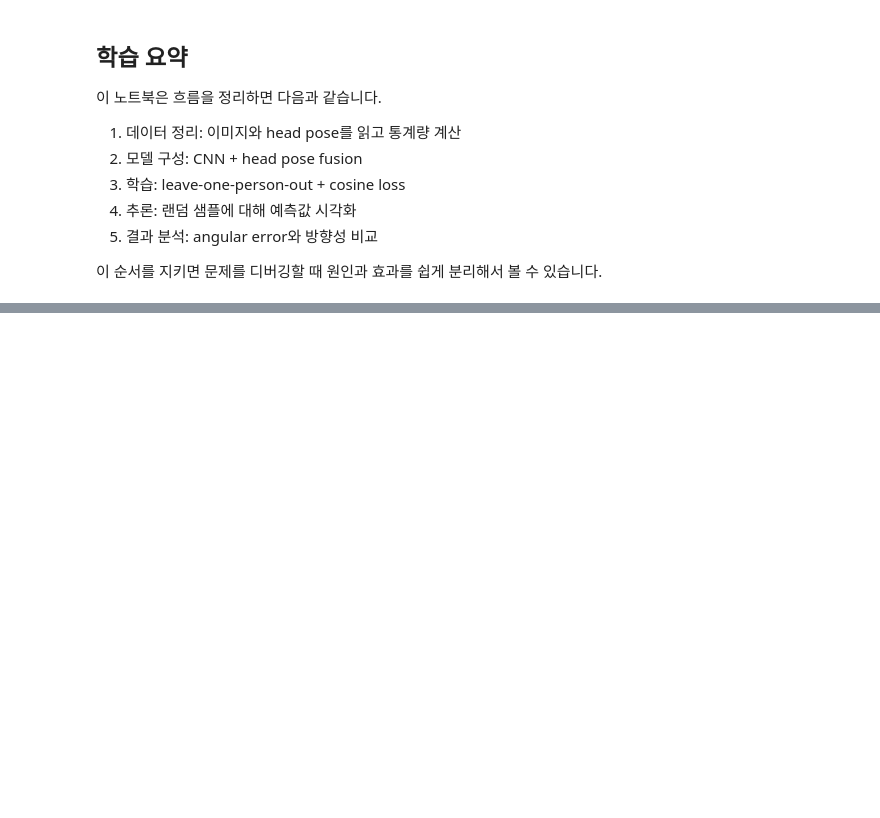
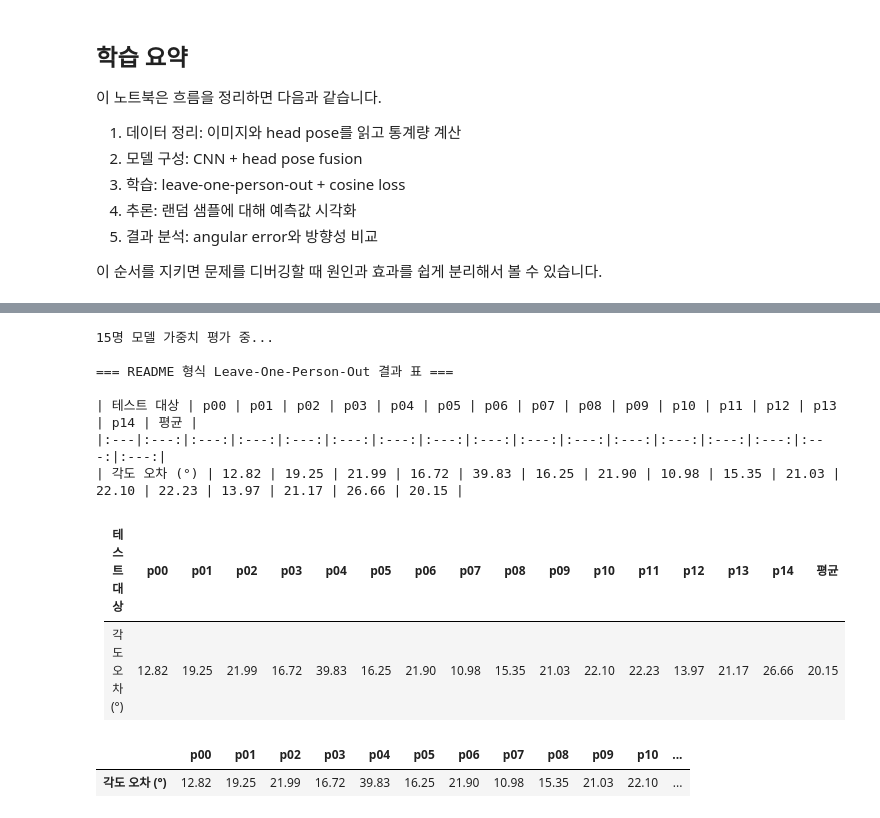
Before and after one commit to fundia1/gaze_estimation, a Jupyter notebook: main.ipynb, the cells around one changed output, grey strips where cells are left out. Cells and saved outputs as stored; diff of their text form; code cells hidden in the pictures; blank space fills up the shorter version.

```diff
--- a/main.ipynb
+++ b/main.ipynb
@@ -533,0 +580,79 @@ NameError: name 'reader' is not defined
+# %%
+# 5) 15명 각각의 각도 오차 표 및 전체 평균 오차 제시
+import pandas as pd
+from IPython.display import display, Markdown
+
+def evaluate_all_saved_models():
+    errors = {}
+    device = torch.device("cuda" if torch.cuda.is_available() else "cpu")
+    model = GazeCNN().to(device)
+
+    print("15명 모델 가중치 평가 중...")
+    for p in PERSONS:
+        model_path = Path(f"gaze_cnn_{p}.pt")
+        if not model_path.exists():
+            print(f"Warning: {model_path} 가 존재하지 않아 평가를 건너뜁니다.")
+            continue
+
+        model.load_state_dict(torch.load(model_path, map_location=device, weights_only=True))
+        model.eval()
+
+        train_people = [other for other in PERSONS if other != p]
+        img_m, img_s, head_m, head_s = compute_stats_for_persons(train_people)
+        img_m_t = torch.from_numpy(img_m).float()
+        img_s_t = torch.from_numpy(img_s).float()
+        head_m_t = torch.from_numpy(head_m).float()
+        head_s_t = torch.from_numpy(head_s).float()
+
+        test_loader = get_loader([p], batch_size=256, shuffle=False, num_workers=2)
+
+        preds, gts = [], []
+        with torch.inference_mode():
+            for inputs, targets in test_loader:
+                eye = inputs["eye"].float()
+                head = inputs["head_pose"].float()
+                eye = (eye - img_m_t) / img_s_t
+                head = (head - head_m_t) / head_s_t
+
+                pred = model(eye.to(device), head.to(device))
+                preds.append(pred.cpu().numpy())
+                gts.append(targets.numpy())
+
+        pred_arr = np.concatenate(preds, axis=0)
+        gt_arr = np.concatenate(gts, axis=0)
+        err = angular_error(pred_arr, gt_arr)
+        errors[p] = float(err.mean())
+
+    mean_err = float(np.mean(list(errors.values())))
+
+    # README 형식의 Markdown 표 생성
+    headers = ["테스트 대상"] + PERSONS + ["평균"]
+    row_values = ["각도 오차 (°)"] + [f"{errors.get(p, 0.0):.2f}" for p in PERSONS] + [f"{mean_err:.2f}"]
+
+    md_table = "| " + " | ".join(headers) + " |\n"
+    md_table += "|" + "|".join([":---:" if i > 0 else ":---" for i in range(len(headers))]) + "|\n"
+    md_table += "| " + " | ".join(row_values) + " |"
+
+    print("\n=== README 형식 Leave-One-Person-Out 결과 표 ===\n")
+    print(md_table)
+    display(Markdown(md_table))
+
+    # Pandas DataFrame 테이블 출력
+    df = pd.DataFrame([row_values[1:]], columns=headers[1:], index=[row_values[0]])
+    display(df)
+    return errors
+
+all_errors = evaluate_all_saved_models()
+# %% [output]
+15명 모델 가중치 평가 중...
+
+=== README 형식 Leave-One-Person-Out 결과 표 ===
+
+| 테스트 대상 | p00 | p01 | p02 | p03 | p04 | p05 | p06 | p07 | p08 | p09 | p10 | p11 | p12 | p13 | p14 | 평균 |
+|:---|:---:|:---:|:---:|:---:|:---:|:---:|:---:|:---:|:---:|:---:|:---:|:---:|:---:|:---:|:---:|:---:|
+| 각도 오차 (°) | 12.82 | 19.25 | 21.99 | 16.72 | 39.83 | 16.25 | 21.90 | 10.98 | 15.35 | 21.03 | 22.10 | 22.23 | 13.97 | 21.17 | 26.66 | 20.15 |
+| 테스트 대상 | p00 | p01 | p02 | p03 | p04 | p05 | p06 | p07 | p08 | p09 | p10 | p11 | p12 | p13 | p14 | 평균 |
+|:---|:---:|:---:|:---:|:---:|:---:|:---:|:---:|:---:|:---:|:---:|:---:|:---:|:---:|:---:|:---:|:---:|
+| 각도 오차 (°) | 12.82 | 19.25 | 21.99 | 16.72 | 39.83 | 16.25 | 21.90 | 10.98 | 15.35 | 21.03 | 22.10 | 22.23 | 13.97 | 21.17 | 26.66 | 20.15 |
+|  | p00 | p01 | p02 | p03 | p04 | p05 | p06 | p07 | p08 | p09 | p10 | ... |
+| 각도 오차 (°) | 12.82 | 19.25 | 21.99 | 16.72 | 39.83 | 16.25 | 21.90 | 10.98 | 15.35 | 21.03 | 22.10 | ... |
```
Also changed, not shown: parts of 4 cells of this notebook, 16 other files.
